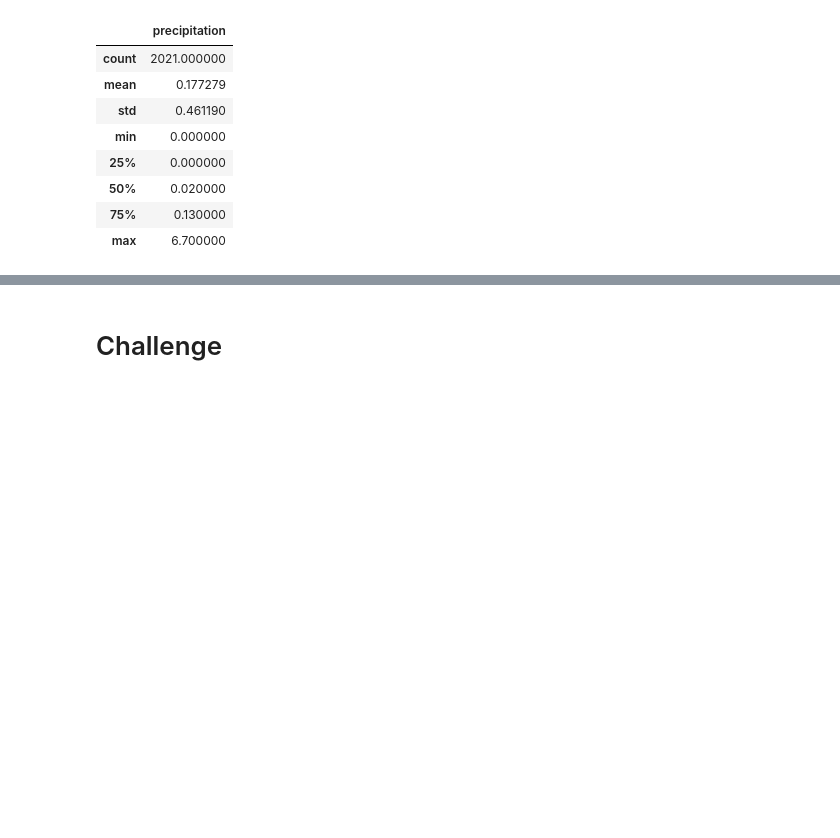
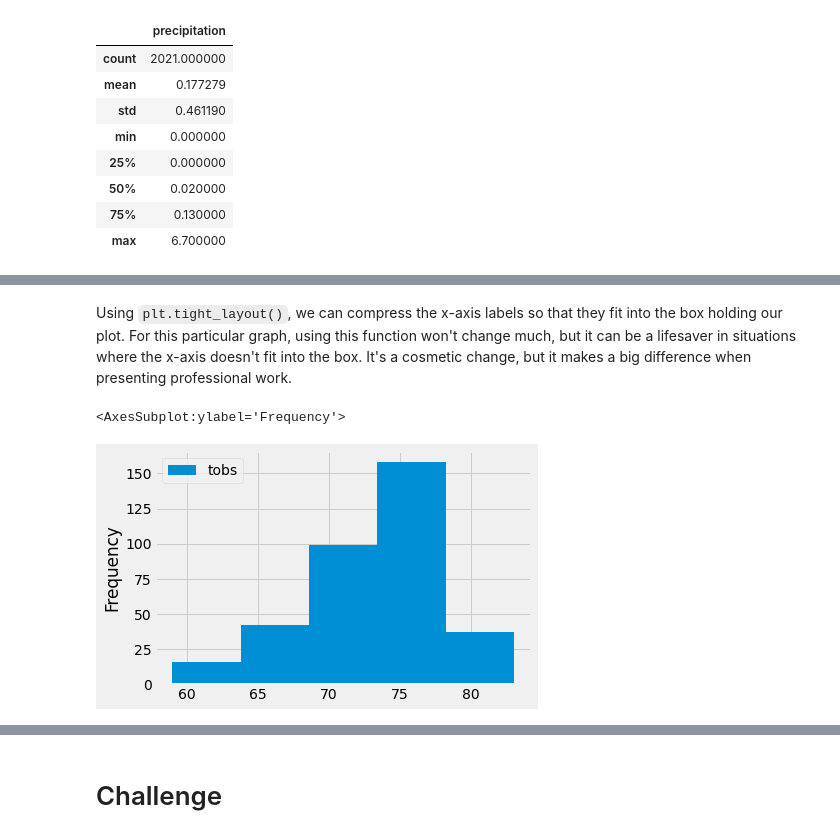
Before and after one commit to DavidGGonzalez/Surfs_Up, a Jupyter notebook: climate_analysis.ipynb, the cells around one changed output, grey strips where cells are left out. Saved outputs shown, nothing was run; the diff lists cells and outputs as text; code cells hidden in the pictures; blank space fills up the shorter version.

```diff
--- a/climate_analysis.ipynb
+++ b/climate_analysis.ipynb
@@ -205,0 +365,8 @@ df.describe()
+# %% [markdown]
+Using `plt.tight_layout()`, we can compress the x-axis labels so that they fit into the box holding our plot. For this particular graph, using this function won't change much, but it can be a lifesaver in situations where the x-axis doesn't fit into the box. It's a cosmetic change, but it makes a big difference when presenting professional work.
+# %%
+# Adjust bins to 5
+df.plot.hist(bins=5)
+# %% [output]
+<AxesSubplot:ylabel='Frequency'>
+[figure, added]
```
Also changed, not shown: parts of 23 cells of this notebook, 1 other file.
